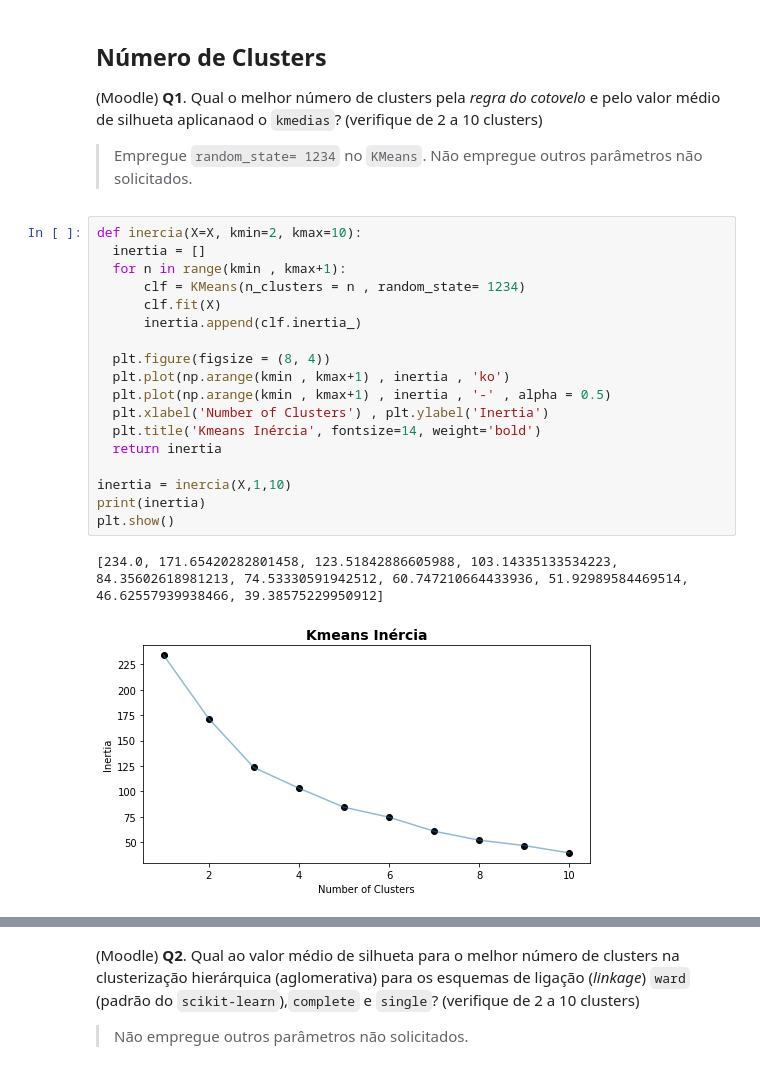
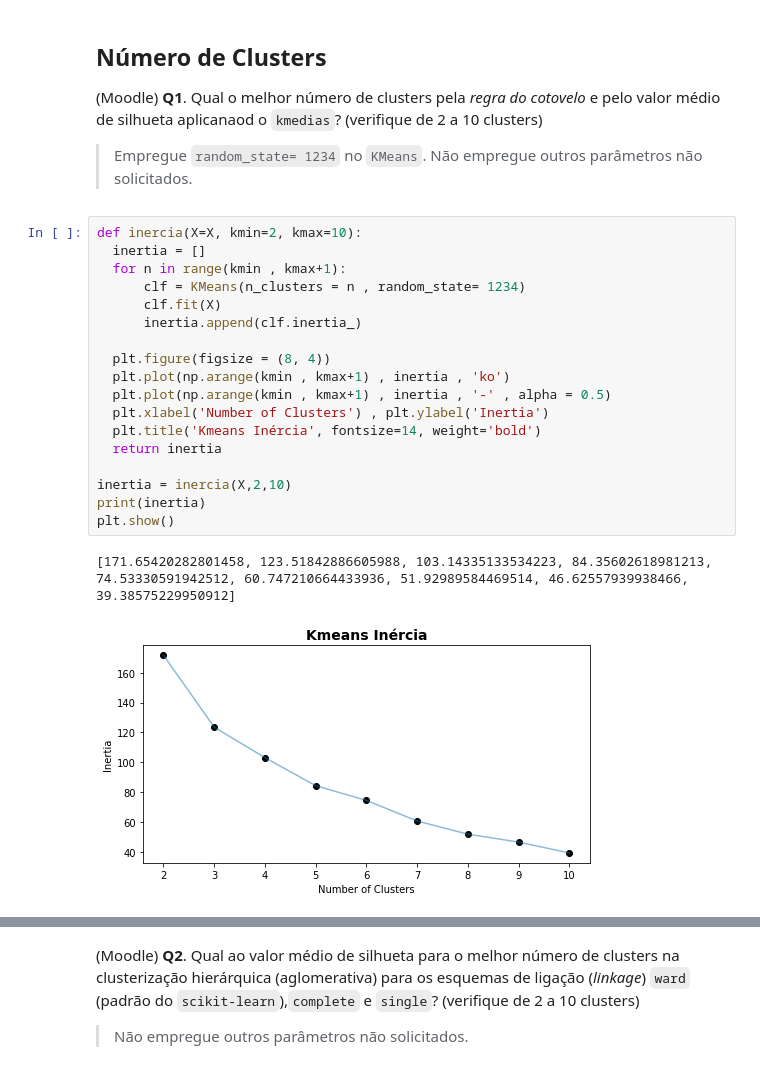
Before and after one commit to NilbertoFreitas/Mineracao_de_Dados, a Jupyter notebook: BIG_A5_Clustering-Nilberto.ipynb, the cells around one changed output, grey strips where cells are left out. Saved outputs shown, nothing was run; the diff lists cells and outputs as text.

```diff
--- a/BIG_A5_Clustering-Nilberto.ipynb
+++ b/BIG_A5_Clustering-Nilberto.ipynb
@@ -132,24 +111,24 @@ array([[-1.03844649, -0.37199739,  0.08619551, -0.02085144,  0.02145187,
 # %%
 def inercia(X=X, kmin=2, kmax=10):
   inertia = []
   for n in range(kmin , kmax+1):
       clf = KMeans(n_clusters = n , random_state= 1234)
       clf.fit(X)
       inertia.append(clf.inertia_)
 
   plt.figure(figsize = (8, 4))
   plt.plot(np.arange(kmin , kmax+1) , inertia , 'ko')
   plt.plot(np.arange(kmin , kmax+1) , inertia , '-' , alpha = 0.5)
   plt.xlabel('Number of Clusters') , plt.ylabel('Inertia')
   plt.title('Kmeans Inércia', fontsize=14, weight='bold')
   return inertia
 
-inertia = inercia(X,1,10)
+inertia = inercia(X,2,10)
 print(inertia)
 plt.show()
 # %% [output]
-[234.0, 171.65420282801458, 123.51842886605988, 103.14335133534223, 84.35602618981213, 74.53330591942512, 60.747210664433936, 51.92989584469514, 46.62557939938466, 39.38575229950912]
+[171.65420282801458, 123.51842886605988, 103.14335133534223, 84.35602618981213, 74.53330591942512, 60.747210664433936, 51.92989584469514, 46.62557939938466, 39.38575229950912]
-[figure, old version]
+[figure, new version]
 # %%
 def optimal_number_of_clusters(wcss):
     x1, y1 = 2, wcss[0]
```
Also changed, not shown: parts of 13 cells of this notebook.
